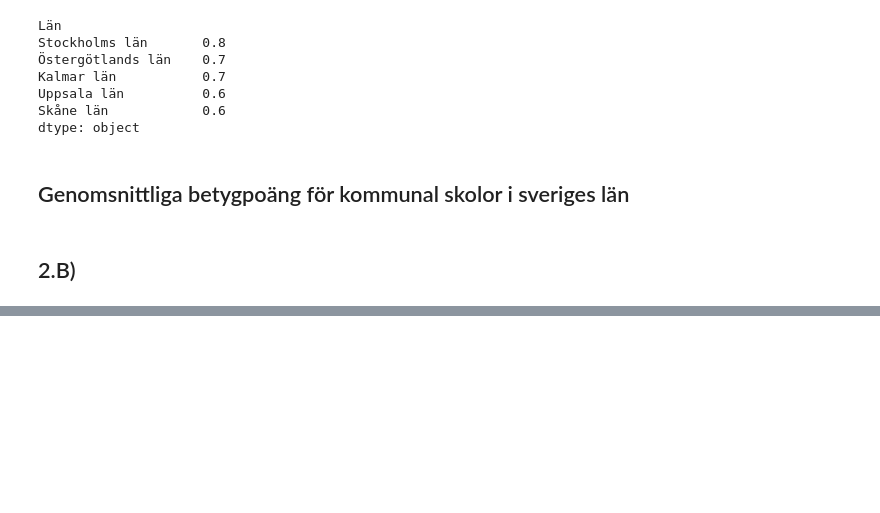
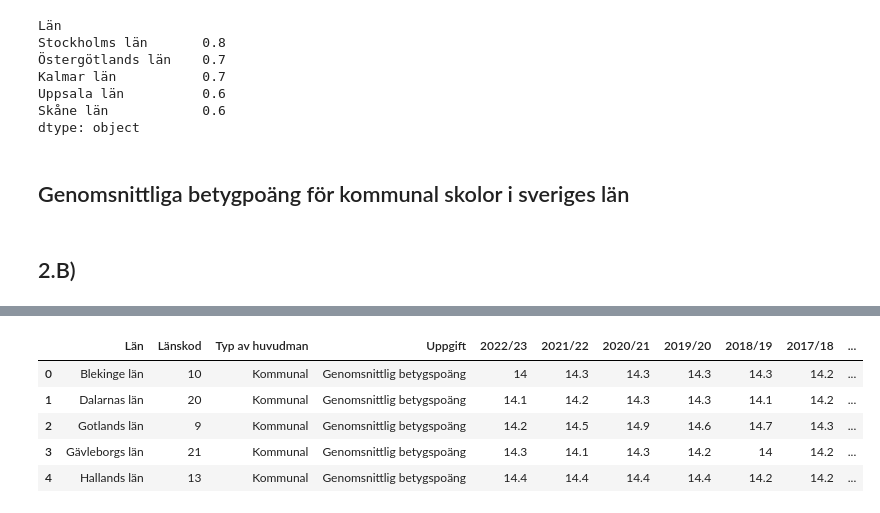
Before and after one commit to MiltonOberg/Python-Milton--sterberg-OPA23, a Jupyter notebook: Laboration2/Labb2.ipynb, the cells around one changed output, grey strips where cells are left out. Saved outputs shown, nothing was run; the diff lists cells and outputs as text; code cells hidden in the pictures; blank space fills up the shorter version.

```diff
--- a/Laboration2/Labb2.ipynb
+++ b/Laboration2/Labb2.ipynb
@@ -481,0 +499,9 @@ fig.show()
+# %%
+df_graduated.head()
+# %% [output]
+|  | Län | Länskod | Typ av huvudman | Uppgift | 2022/23 | 2021/22 | 2020/21 | 2019/20 | 2018/19 | 2017/18 | ... |
+| 0 | Blekinge län | 10 | Kommunal | Genomsnittlig betygspoäng | 14 | 14.3 | 14.3 | 14.3 | 14.3 | 14.2 | ... |
+| 1 | Dalarnas län | 20 | Kommunal | Genomsnittlig betygspoäng | 14.1 | 14.2 | 14.3 | 14.3 | 14.1 | 14.2 | ... |
+| 2 | Gotlands län | 9 | Kommunal | Genomsnittlig betygspoäng | 14.2 | 14.5 | 14.9 | 14.6 | 14.7 | 14.3 | ... |
+| 3 | Gävleborgs län | 21 | Kommunal | Genomsnittlig betygspoäng | 14.3 | 14.1 | 14.3 | 14.2 | 14 | 14.2 | ... |
+| 4 | Hallands län | 13 | Kommunal | Genomsnittlig betygspoäng | 14.4 | 14.4 | 14.4 | 14.4 | 14.2 | 14.2 | ... |
```
Also changed, not shown: parts of 8 cells of this notebook, 6 other files.
